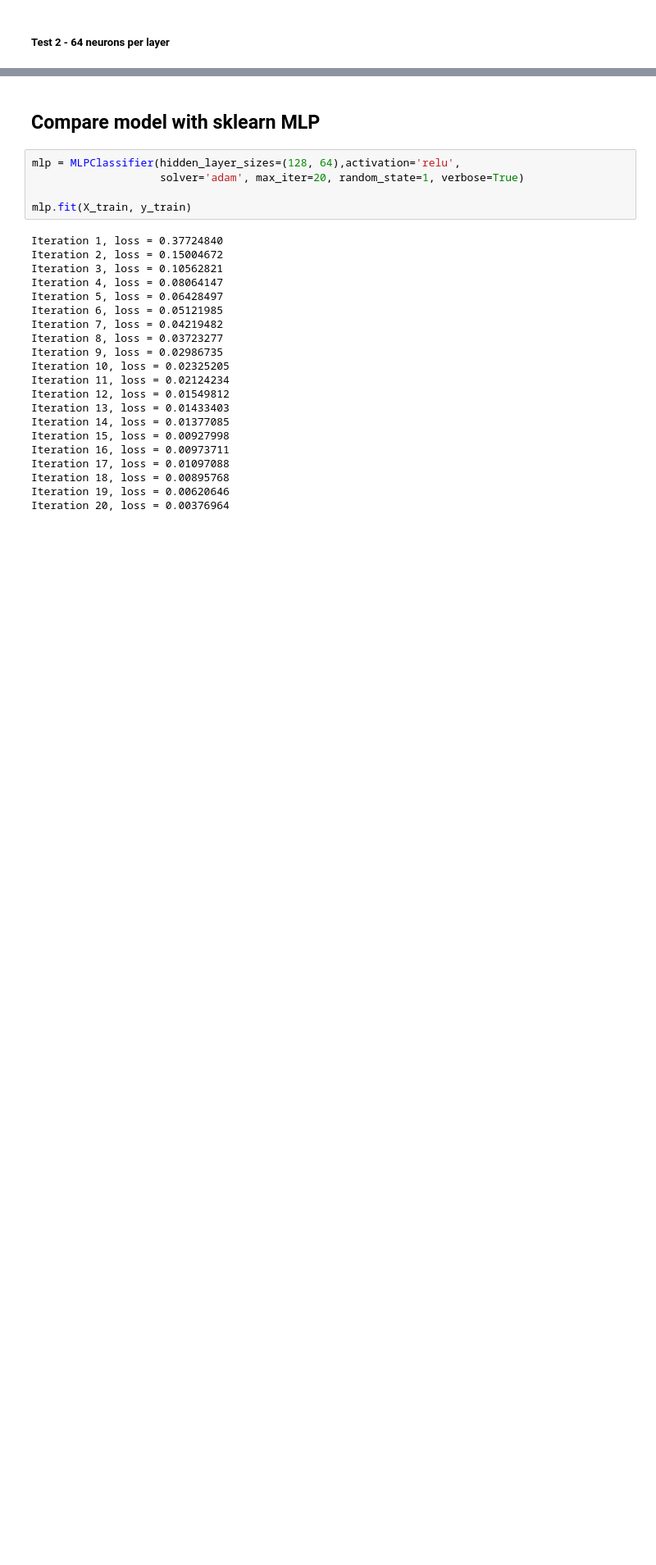
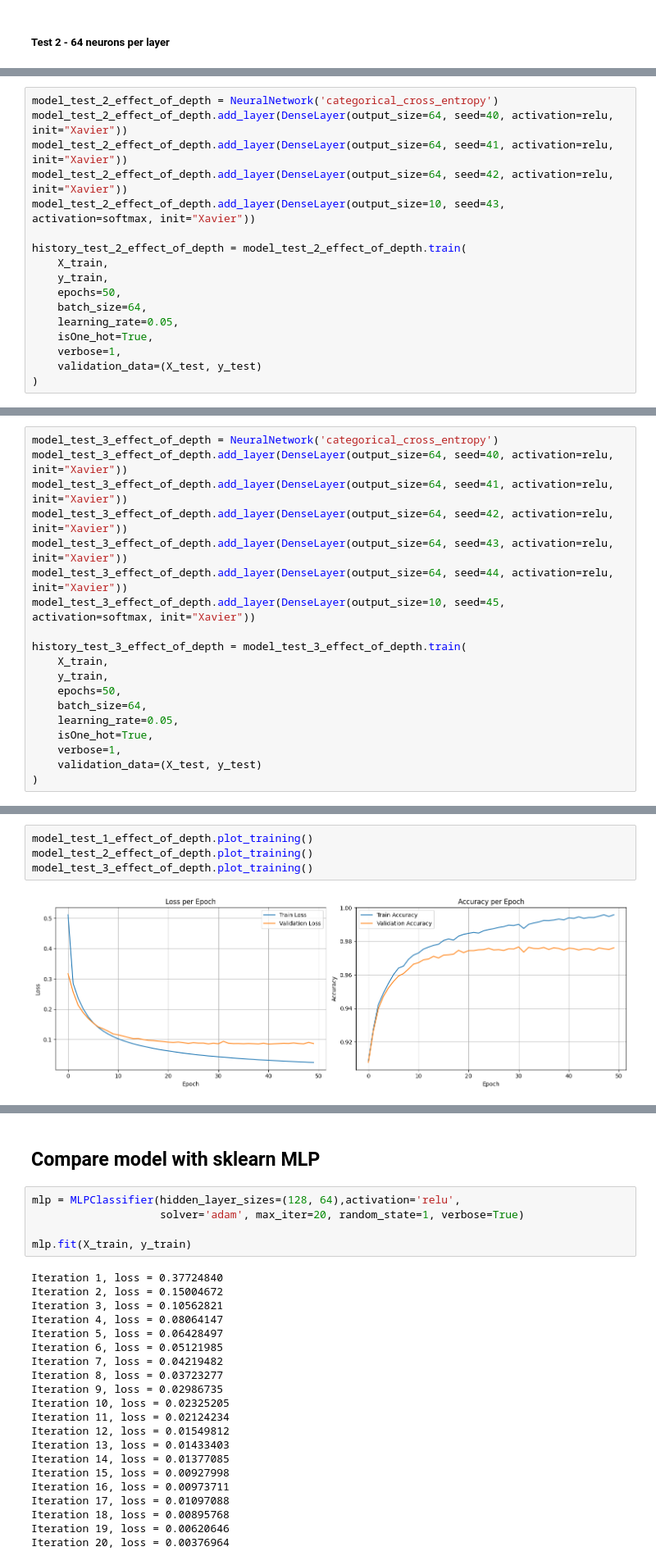
Before and after one commit to riyorax/Tugas-Besar-1-IF3270, a Jupyter notebook: src/main.ipynb, the cells around one changed output, grey strips where cells are left out. Shown at 82% size. Cells and saved outputs as stored; diff of their text form; blank space fills up the shorter version.

```diff
--- a/src/main.ipynb
+++ b/src/main.ipynb
@@ -219,0 +334,17 @@ model_test_2_fixed_depth.plot_training()
+# %%
+model_test_2_effect_of_depth = NeuralNetwork('categorical_cross_entropy')
+model_test_2_effect_of_depth.add_layer(DenseLayer(output_size=64, seed=40, activation=relu, init="Xavier"))
+model_test_2_effect_of_depth.add_layer(DenseLayer(output_size=64, seed=41, activation=relu, init="Xavier"))
+model_test_2_effect_of_depth.add_layer(DenseLayer(output_size=64, seed=42, activation=relu, init="Xavier"))
+model_test_2_effect_of_depth.add_layer(DenseLayer(output_size=10, seed=43, activation=softmax, init="Xavier"))
+
+history_test_2_effect_of_depth = model_test_2_effect_of_depth.train(
+    X_train,
+    y_train,
+    epochs=50,
+    batch_size=64,
+    learning_rate=0.05,
+    isOne_hot=True,
+    verbose=1,
+    validation_data=(X_test, y_test)
+)
@@ -219,0 +378,19 @@ model_test_2_fixed_depth.plot_training()
+# %%
+model_test_3_effect_of_depth = NeuralNetwork('categorical_cross_entropy')
+model_test_3_effect_of_depth.add_layer(DenseLayer(output_size=64, seed=40, activation=relu, init="Xavier"))
+model_test_3_effect_of_depth.add_layer(DenseLayer(output_size=64, seed=41, activation=relu, init="Xavier"))
+model_test_3_effect_of_depth.add_layer(DenseLayer(output_size=64, seed=42, activation=relu, init="Xavier"))
+model_test_3_effect_of_depth.add_layer(DenseLayer(output_size=64, seed=43, activation=relu, init="Xavier"))
+model_test_3_effect_of_depth.add_layer(DenseLayer(output_size=64, seed=44, activation=relu, init="Xavier"))
+model_test_3_effect_of_depth.add_layer(DenseLayer(output_size=10, seed=45, activation=softmax, init="Xavier"))
+
+history_test_3_effect_of_depth = model_test_3_effect_of_depth.train(
+    X_train,
+    y_train,
+    epochs=50,
+    batch_size=64,
+    learning_rate=0.05,
+    isOne_hot=True,
+    verbose=1,
+    validation_data=(X_test, y_test)
+)
@@ -219,0 +424,6 @@ model_test_2_fixed_depth.plot_training()
+# %%
+model_test_1_effect_of_depth.plot_training()
+model_test_2_effect_of_depth.plot_training()
+model_test_3_effect_of_depth.plot_training()
+# %% [output]
+[figure, added]
```
Also changed, not shown: parts of 42 cells of this notebook.
